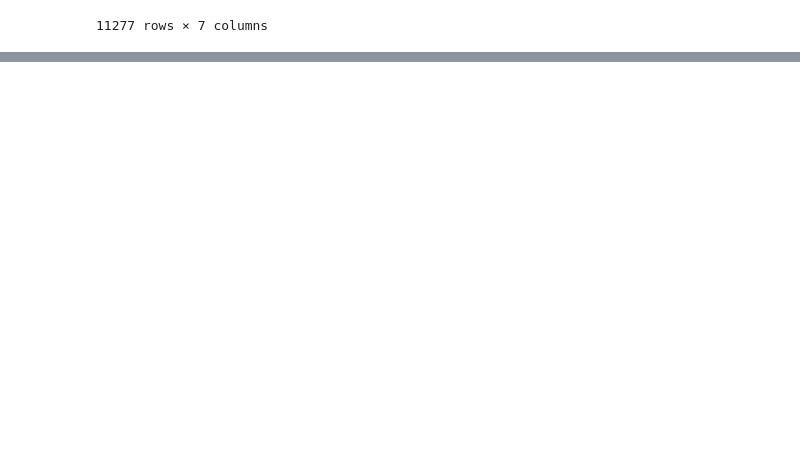
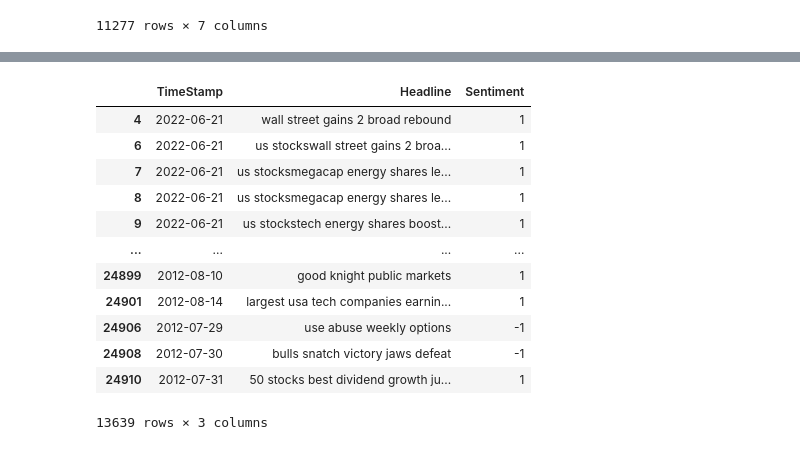
Before and after one commit to AnshulRustogi/Stock-Market-Movement-Predictor, a Jupyter notebook: vaderSentiment.ipynb, the cells around one changed output, grey strips where cells are left out. Saved outputs shown, nothing was run; the diff lists cells and outputs as text; code cells hidden in the pictures; blank space fills up the shorter version.

```diff
--- a/vaderSentiment.ipynb
+++ b/vaderSentiment.ipynb
@@ -177,0 +194,16 @@ AttributeError: 'DataFrame' object has no attribute 'title'
+# %%
+data.drop(['Positive', 'Negative', 'Neutral', 'Compound'], axis = 1)
+# %% [output]
+|  | TimeStamp | Headline | Sentiment |
+| 4 | 2022-06-21 | wall street gains 2 broad rebound | 1 |
+| 6 | 2022-06-21 | us stockswall street gains 2 broa... | 1 |
+| 7 | 2022-06-21 | us stocksmegacap energy shares le... | 1 |
+| 8 | 2022-06-21 | us stocksmegacap energy shares le... | 1 |
+| 9 | 2022-06-21 | us stockstech energy shares boost... | 1 |
+| ... | ... | ... | ... |
+| 24899 | 2012-08-10 | good knight public markets | 1 |
+| 24901 | 2012-08-14 | largest usa tech companies earnin... | 1 |
+| 24906 | 2012-07-29 | use abuse weekly options | -1 |
+| 24908 | 2012-07-30 | bulls snatch victory jaws defeat | -1 |
+| 24910 | 2012-07-31 | 50 stocks best dividend growth ju... | 1 |
+13639 rows × 3 columns
```
Also changed, not shown: parts of 5 cells of this notebook.
